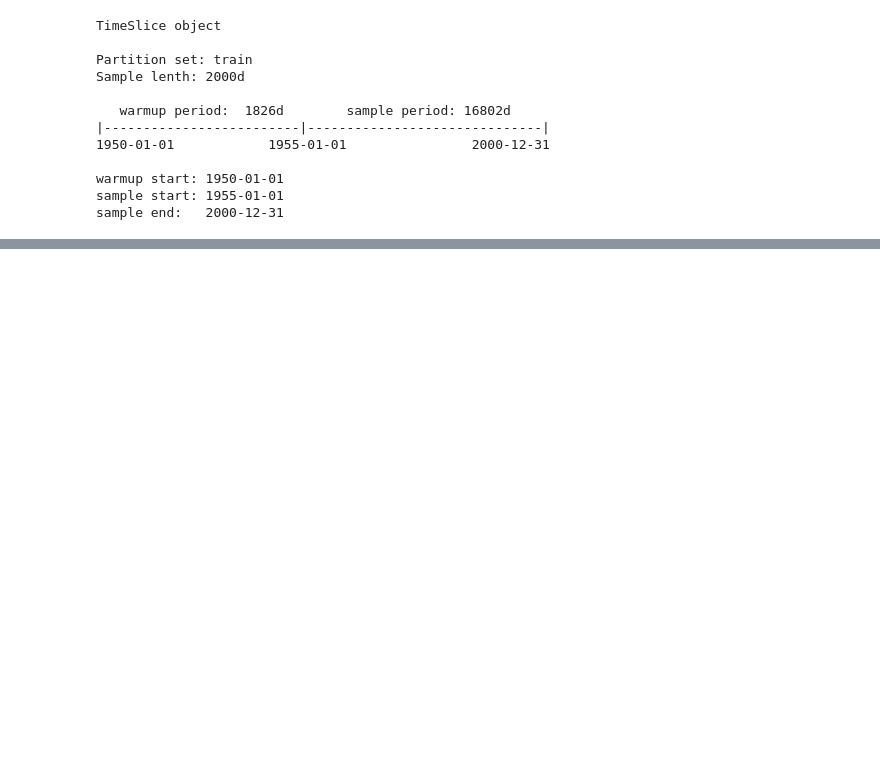
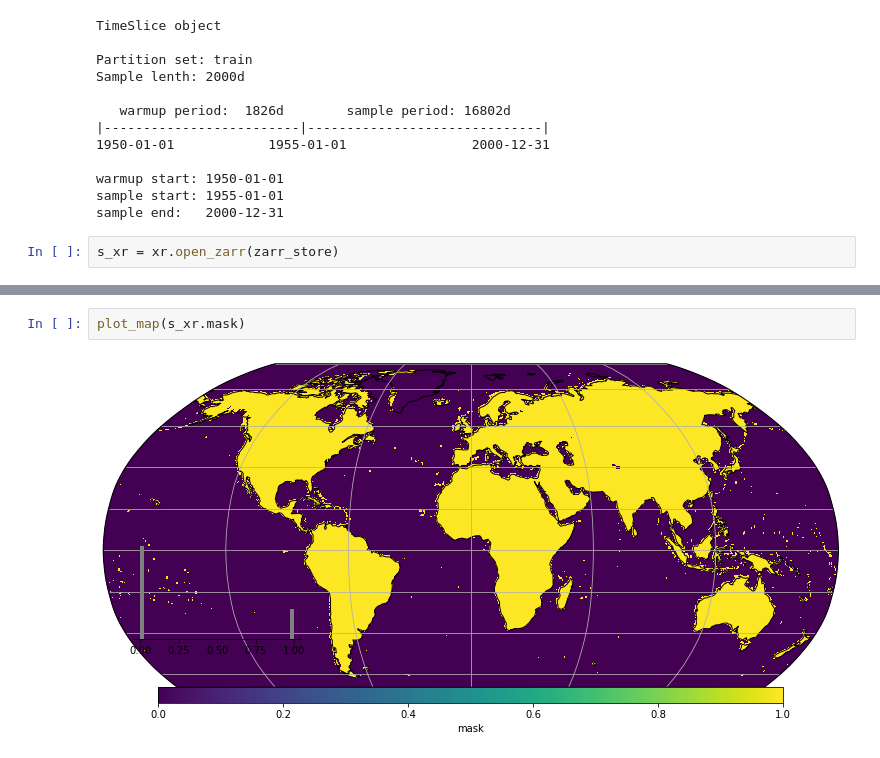
Before and after one commit to bask0/dl4es_ch18, a Jupyter notebook: src/notebooks/dataprep.ipynb, the cells around one changed output, grey strips where cells are left out. Drawn from its saved outputs; the diff is of its cells as text; blank space fills up the shorter version.

```diff
--- a/src/notebooks/dataprep.ipynb
+++ b/src/notebooks/dataprep.ipynb
@@ -1213,3 +1190,5 @@ Sample lenth: 2000d
 warmup start: 1950-01-01
 sample start: 1955-01-01
 sample end:   2000-12-31
+# %%
+s_xr = xr.open_zarr(zarr_store)
@@ -1215,0 +1203,4 @@ sample end:   2000-12-31
+# %%
+plot_map(s_xr.mask)
+# %% [output]
+[figure, added]
```
Also changed, not shown: parts of 31 cells of this notebook, 6 other files.
